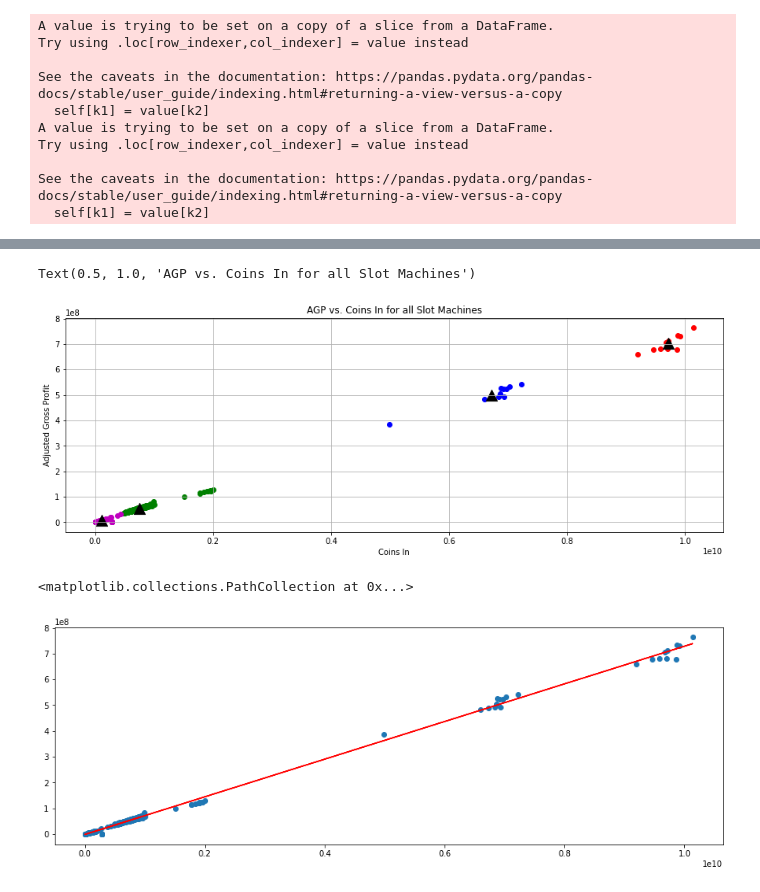
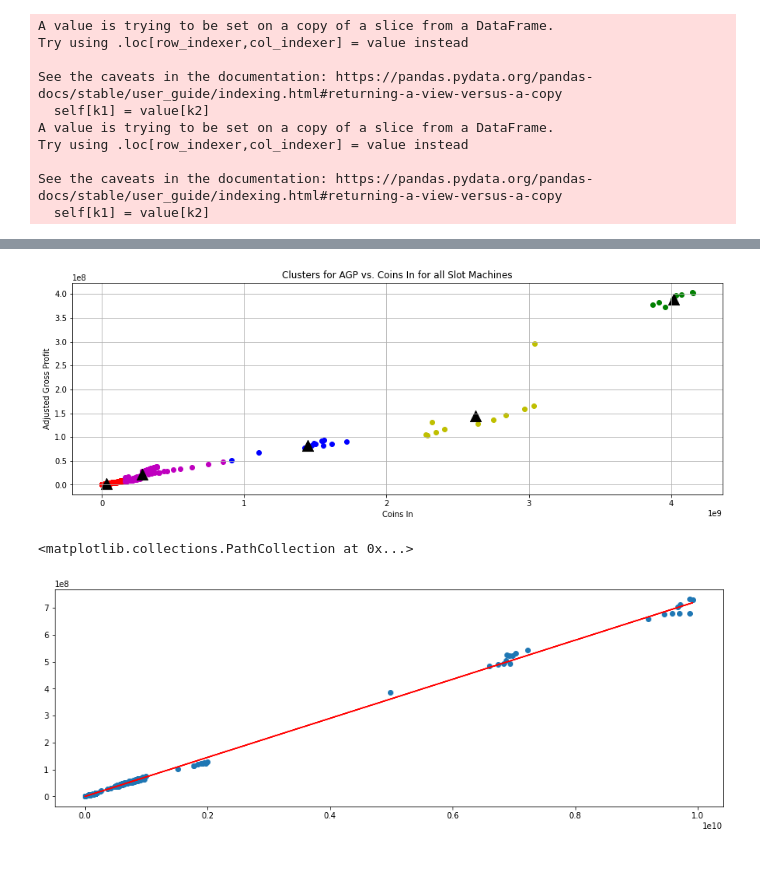
Before and after one commit to MattsonCam/Casino_Royale, a Jupyter notebook: casino_royale.ipynb, the cells around one changed output, grey strips where cells are left out. Saved outputs shown, nothing was run; the diff lists cells and outputs as text; code cells hidden in the pictures; blank space fills up the shorter version.

Commit message:
Updated the code so that we can remove the last excel file. Also added a new cluster plot with an accomodating scatter plot.

```diff
--- a/casino_royale.ipynb
+++ b/casino_royale.ipynb
@@ -30,7 +30,7 @@ for filename in os.listdir(excelpath): # Iterates through each excel file
             ddict[filename[-6:-4]] = ddict[filename[-6:-4]].drop(columns=ddict[filename[-6:-4]].columns[0])
 
 gamedf = ddict['11'] # initializes the dataframe for our game data
-for ind in range(12,22): # Concatenates all dictionary values into one pandas dataframe
+for ind in range(12,21): # Concatenates all dictionary values into one pandas dataframe
     gamedf = pd.concat([gamedf,ddict[str(ind)]],axis=1)
 
 # Changed some column names:
@@ -224,38 +224,64 @@ colors = ['r','g','b']
 # %%
-slotcoin = pd.concat([state.loc[:,'Slots Total Coins In'],cripple.loc[:,'Slots Total Coins In'],black.loc[:,'Slots Total Coins In'],central.loc[:,'Slots Total Coins In']],axis=0)
-slotagp = pd.concat([state.loc[:,'Slots Total AGP'],cripple.loc[:,'Slots Total AGP'],black.loc[:,'Slots Total AGP'],central.loc[:,'Slots Total AGP']],axis=0)
+allsltagp = pd.concat([state.loc[:,'1¢ Slots AGP'],state.loc[:,'5¢ Slots AGP'],state.loc[:,'10¢ Slots AGP'],state.loc[:,'25¢ Slots AGP'],state.loc[:,'50¢ Slots AGP'],state.loc[:,'$1 Slots AGP'],state.loc[:,'$2 Slots AGP'],state.loc[:,'$5 Slots AGP'],state.loc[:,'High Denom Slots AGP'],state.loc[:,'Multi-Denom Slots AGP']])
+allsltcoin = pd.concat([state.loc[:,'1¢ Slots Coins In'],state.loc[:,'5¢ Slots Coins In'],state.loc[:,'10¢ Slots Coins In'],state.loc[:,'25¢ Slots Coins In'],state.loc[:,'50¢ Slots Coins In'],state.loc[:,'$1 Slots Coins In'],state.loc[:,'$2 Slots Coins In'],state.loc[:,'$5 Slots Coins In'],state.loc[:,'High Denom Slots Coins In'],state.loc[:,'Multi-Denom Slots Coins In']])
 plt.rcParams['figure.figsize'] = [15,5]
+allsltagp = allsltagp.to_numpy()
+allsltcoin = allsltcoin.to_numpy()
+
 '''
 plt.scatter(state.loc[:,'Slots Total Coins In'],state.loc[:,'Slots Total AGP'],color='r')
 plt.scatter(cripple.loc[:,'Slots Total Coins In'],cripple.loc[:,'Slots Total AGP'],color='g')
 plt.scatter(black.loc[:,'Slots Total Coins In'],black.loc[:,'Slots Total AGP'],color='b')
 plt.scatter(central.loc[:,'Slots Total Coins In'],central.loc[:,'Slots Total AGP'],color='y')
 '''
-slotagp = slotagp.to_numpy()
-slotcoin = slotcoin.to_numpy()
-points = np.vstack((slotcoin,slotagp)).T
-kmeansmodel = kmeans(n_clusters=4)
+
+points = np.vstack((allsltcoin,allsltagp)).T
+kmeansmodel = kmeans(n_clusters=5)
 values = kmeansmodel.fit_predict(points)
 centind0 = np.where(values[:] == 0)[0]
 centind1 = np.where(values[:] == 1)[0]
 centind2 = np.where(values[:] == 2)[0]
 centind3 = np.where(values[:] == 3)[0]
+centind4 = np.where(values[:] == 4)[0]
 centroids = kmeansmodel.cluster_centers_
 
 ax = plt.gca()
 plt.grid()
-plt.scatter(slotcoin[centind0],slotagp[centind0],color='r')
-plt.scatter(slotcoin[centind1],slotagp[centind1],color='g')
-plt.scatter(slotcoin[centind2],slotagp[centind2],color='b')
-plt.scatter(slotcoin[centind3],slotagp[centind3],color='m')
+#plt.scatter(allsltcoin,allsltagp,color='r')
+
+plt.scatter(allsltcoin[centind0],allsltagp[centind0],color='r')
+plt.scatter(allsltcoin[centind1],allsltagp[centind1],color='g')
+plt.scatter(allsltcoin[centind2],allsltagp[centind2],color='b')
+plt.scatter(allsltcoin[centind3],allsltagp[centind3],color='m')
+plt.scatter(allsltcoin[centind4],allsltagp[centind4],color='y')
 plt.scatter(centroids[:,0],centroids[:,1],color='k', marker='^', s = 200)
 plt.xlabel('Coins In')
 plt.ylabel('Adjusted Gross Profit')
+plt.title('Clusters for AGP vs. Coins In for all Slot Machines')
+'''
+ax = plt.gca()
+plt.grid()
+plt.scatter(state.loc[:,'1¢ Slots Coins In'],state.loc[:,'1¢ Slots AGP'],color='b',label='1¢ Slots')
+plt.scatter(state.loc[:,'5¢ Slots Coins In'],state.loc[:,'5¢ Slots AGP'],color='g',label='5¢ Slots')
+plt.scatter(state.loc[:,'25¢ Slots Coins In'],state.loc[:,'25¢ Slots AGP'],color='r',label='25¢ Slots')
+plt.scatter(state.loc[:,'$1 Slots Coins In'],state.loc[:,'$1 Slots AGP'],color='c',label='$1 Slots')
+plt.scatter(state.loc[:,'$5 Slots Coins In'],state.loc[:,'$5 Slots AGP'],color='m',label='$5 Slots')
+plt.scatter(state.loc[:,'High Denom Slots Coins In'],state.loc[:,'High Denom Slots AGP'],color='y',label='High Denom Slots')
+plt.scatter(state.loc[:,'Multi-Denom Slots Coins In'],state.loc[:,'Multi-Denom Slots AGP'],color='k',label='Multi-Denom Slots')
+plt.xlabel('Coins In')
+plt.ylabel('AGP')
 plt.title('AGP vs. Coins In for all Slot Machines')
+plt.legend()
+'''
+plt.savefig('plt8.png')
 # %% [output]
-Text(0.5, 1.0, 'AGP vs. Coins In for all Slot Machines')
-[figure, old version]
+[figure, new version]
 # %%
+slotcoin = pd.concat([state.loc[:,'Slots Total Coins In'],cripple.loc[:,'Slots Total Coins In'],black.loc[:,'Slots Total Coins In'],central.loc[:,'Slots Total Coins In']],axis=0)
+slotagp = pd.concat([state.loc[:,'Slots Total AGP'],cripple.loc[:,'Slots Total AGP'],black.loc[:,'Slots Total AGP'],central.loc[:,'Slots Total AGP']],axis=0)
+slotagp = slotagp.to_numpy()
+slotcoin = slotcoin.to_numpy()
+
 xdata = slotcoin.reshape(-1,1)
 ydata = slotagp.reshape(-1,1)
 xdata_train, xdata_test, ydata_train, ydata_test = train_test_split(xdata, ydata, test_size=0.2)
@@ -270,7 +296,7 @@ plt.plot(xdata,calcy,'r')
 plt.scatter(slotcoin,slotagp)
 # %% [output]
 <matplotlib.collections.PathCollection at 0x...>
-[figure, old version]
+[figure, new version]
 # %%
 #plot 1
 
```
Also changed, not shown: parts of 2 cells of this notebook.
